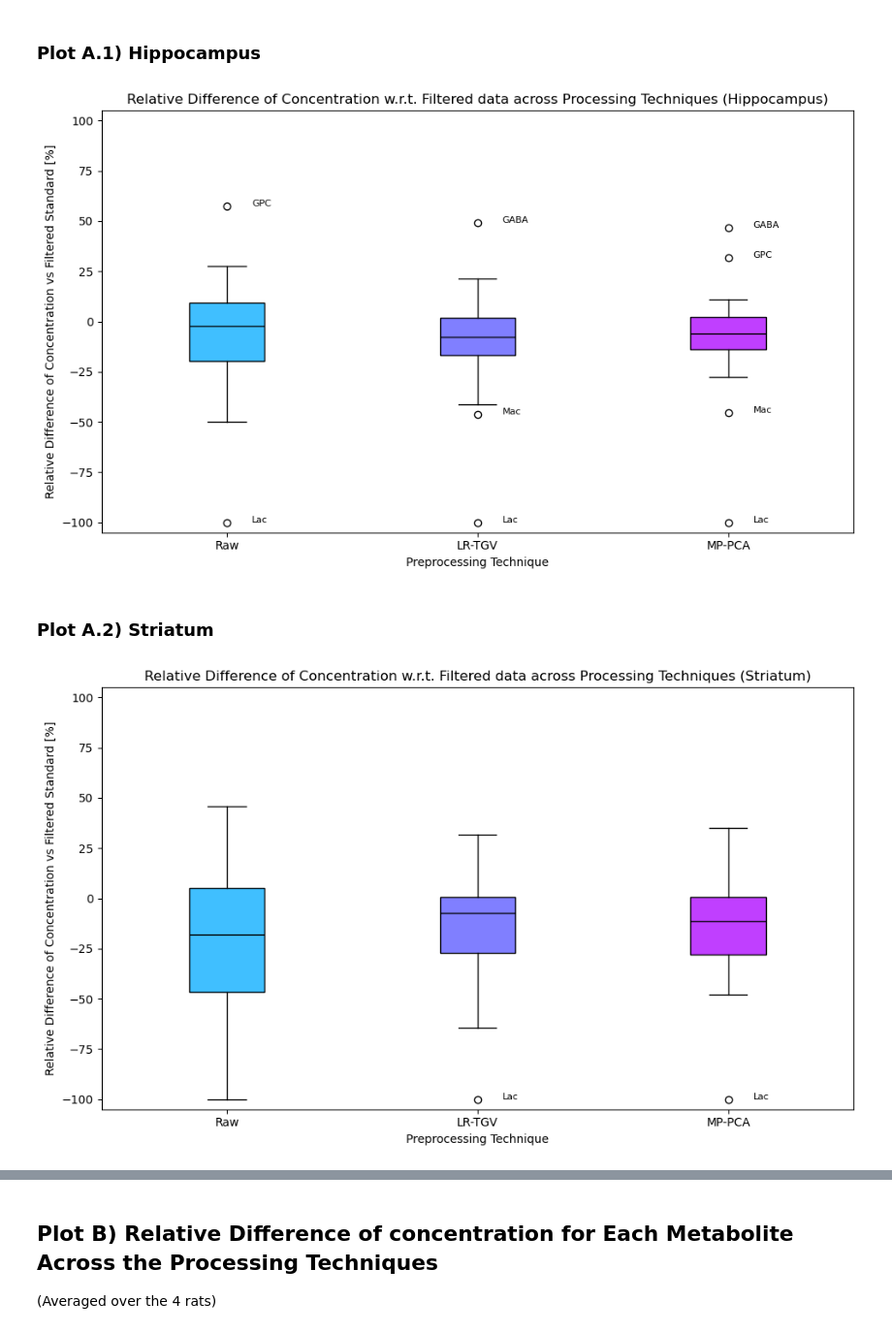
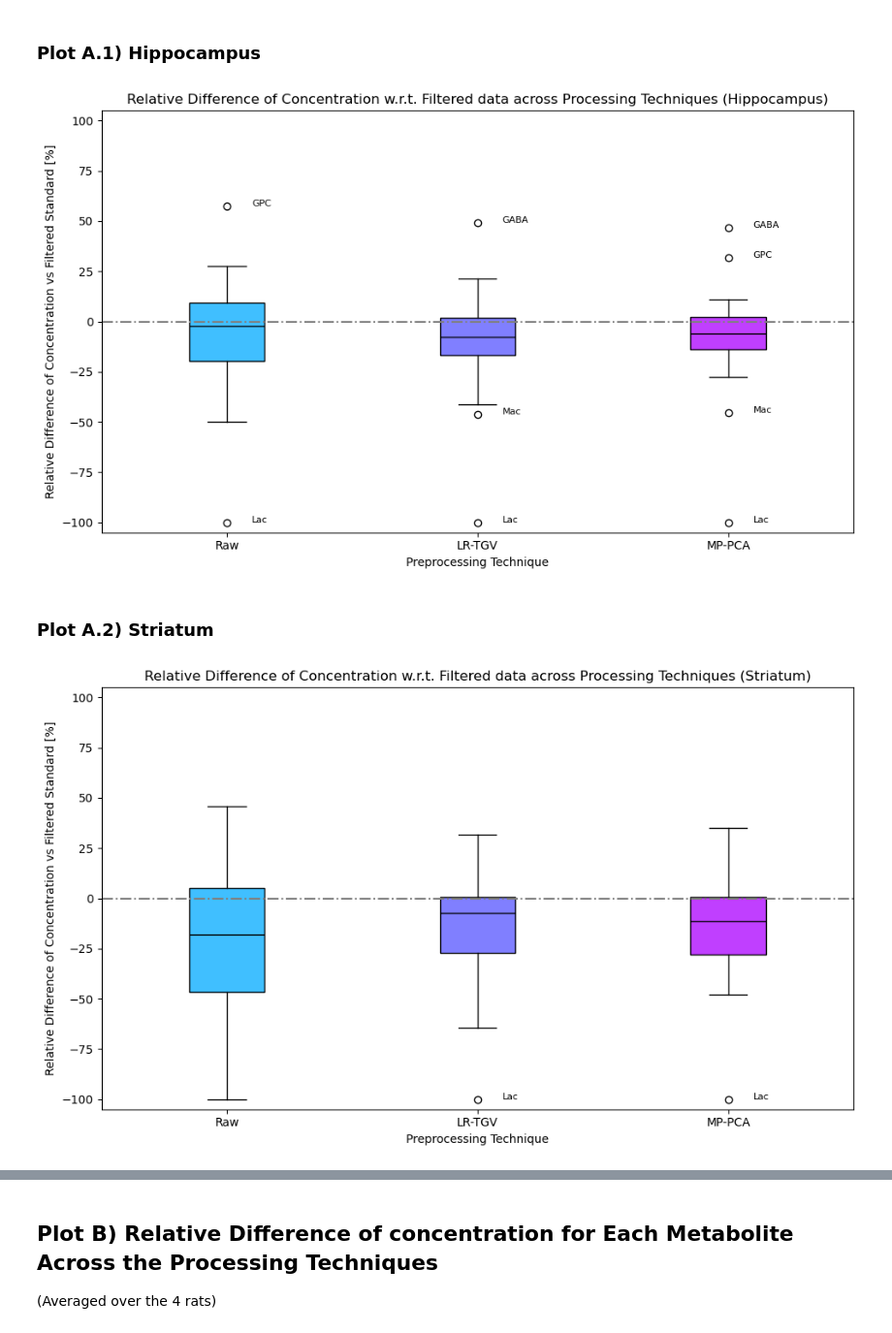
Before and after one commit to AlexisCogne/MRI_Practicals, a Jupyter notebook: Data_Analysis_Notebook.ipynb, the cells around one changed output, grey strips where cells are left out. Shown at 97% size. Saved outputs shown, nothing was run; the diff lists cells and outputs as text; code cells hidden in the pictures.

```diff
--- a/Data_Analysis_Notebook.ipynb
+++ b/Data_Analysis_Notebook.ipynb
@@ -183,40 +203,41 @@ y_data = [Raw_Hipp_vs_Filtered_mean, LR_Hipp_vs_Filtered_mean, MP_Hipp_vs_Filter
 
 # Create the boxplot
 bplot = ax.boxplot(x=y_data, vert=True, patch_artist=True, tick_labels=labels)
+plt.axhline(0, color="gray", linestyle="-.")
 
 plt.title('Relative Difference of Concentration w.r.t. Filtered data across Processing Techniques (Hippocampus)')
 plt.xlabel('Preprocessing Technique')
 plt.ylabel('Relative Difference of Concentration vs Filtered Standard [%]')
 
 # Set the facecolor for each box
 for patch, color in zip(bplot['boxes'], colors):
     patch.set_facecolor(color)
 
 # Define the offset for labels
 x_offset = 0.1  # Horizontal offset
 y_offset = 0.02  # Vertical offset (can be negative or positive)
 
 # Label the outliers
 for i, (series, fliers) in enumerate(zip(y_data, bplot['fliers'])):
     y_outliers = fliers.get_ydata()  # Get the y-coordinates of the outliers
     for j, y in enumerate(y_outliers):
         index = series[series == y].index  # Get the index of the outlier
         if not index.empty:  # Check if an index was found
             # Adjust the x and y positions with the offsets
             ax.text(
                 i + 1 + x_offset,  # Shift horizontally
                 y + y_offset,      # Shift vertically
                 f'{index[0]}',
                 ha='left', fontsize=8, color='black'
             )
 # Change the color of the median lines
 for median in bplot['medians']:
     median.set_color('black')
 ax.set_ylim([-105,105])
 plt.tight_layout()
 plt.show()
 # %% [output]
-[figure, old version]
+[figure, new version]
 # %% [markdown]
 ### Plot A.2)  Striatum
 # %%
@@ -226,6 +247,7 @@ y_data = [Raw_Stri_vs_Filtered_mean, LR_Stri_vs_Filtered_mean, MP_Stri_vs_Filter
 
 # Create the boxplot
 bplot = ax.boxplot(x=y_data, vert=True, patch_artist=True, tick_labels=labels)
+plt.axhline(0, color="gray", linestyle="-.")
 
 plt.title('Relative Difference of Concentration w.r.t. Filtered data across Processing Techniques (Striatum)')
 plt.xlabel('Preprocessing Technique')
@@ -261,4 +283,4 @@ ax.set_ylim([-105,105])
 plt.tight_layout()
 plt.show()
 # %% [output]
-[figure, old version]
+[figure, new version]
```
Also changed, not shown: parts of 10 cells of this notebook.
